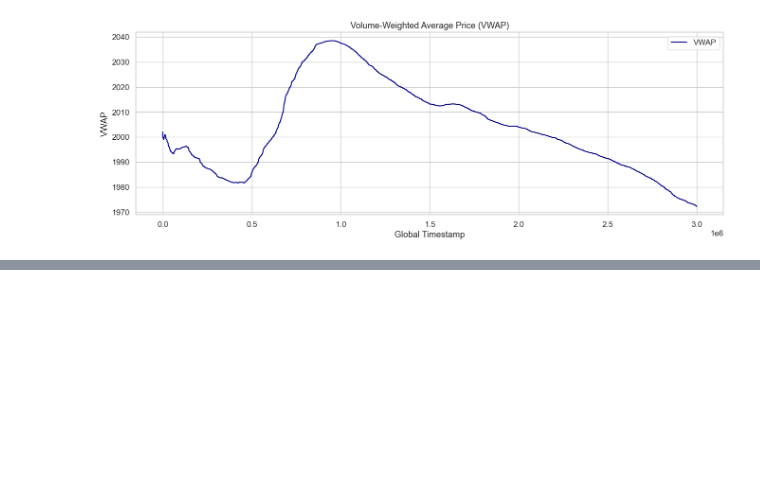
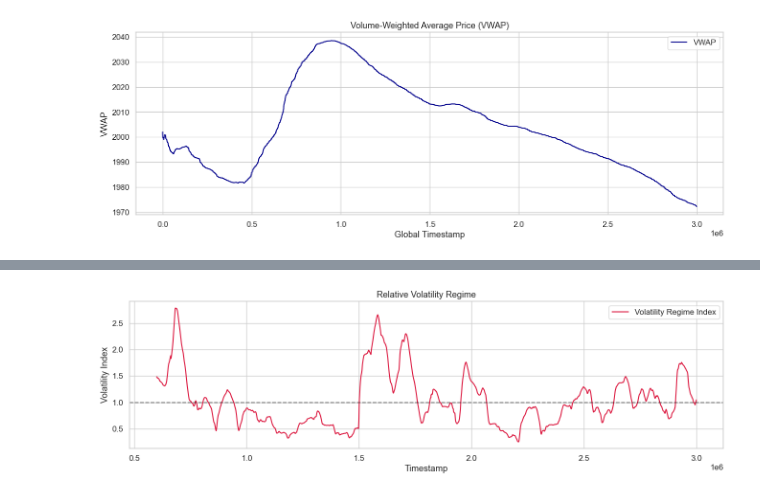
Before and after one commit to chrispyroberts/imc-prosperity-3, a Jupyter notebook: ROUND 1/bottleeda.ipynb, the cells around one changed output, grey strips where cells are left out. Cells and saved outputs as stored; diff of their text form; code cells hidden in the pictures; blank space fills up the shorter version.

```diff
--- a/ROUND 1/bottleeda.ipynb
+++ b/ROUND 1/bottleeda.ipynb
@@ -148,0 +175,15 @@ plt.show()
+# %%
+# Volatility regime = rolling_std / its own rolling mean
+VOL_WINDOW = 5000
+squid_prices['volatility_regime'] = squid_prices['rolling_std'] / squid_prices['rolling_std'].rolling(VOL_WINDOW).mean()
+
+plt.figure(figsize=(16, 4))
+plt.plot(squid_prices['timestamp'], squid_prices['volatility_regime'], label='Volatility Regime Index', color='crimson')
+plt.axhline(1, linestyle='--', color='black', alpha=0.5)
+plt.title('Relative Volatility Regime')
+plt.xlabel('Timestamp')
+plt.ylabel('Volatility Index')
+plt.legend()
+plt.show()
+# %% [output]
+[figure, added]
```
Also changed, not shown: parts of 15 cells of this notebook.
